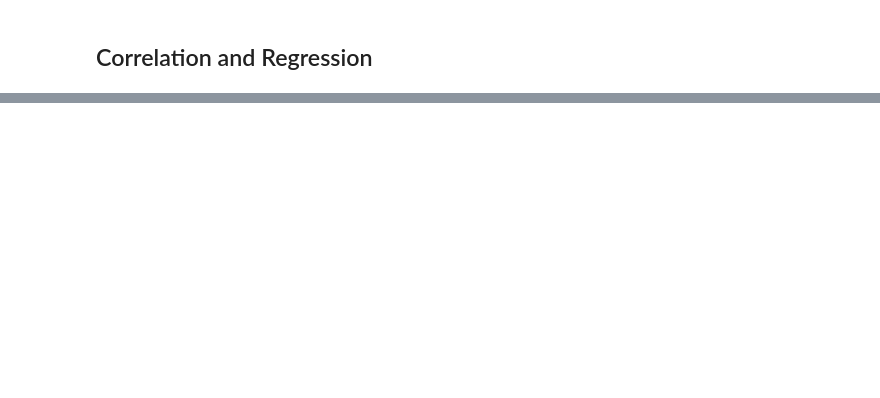
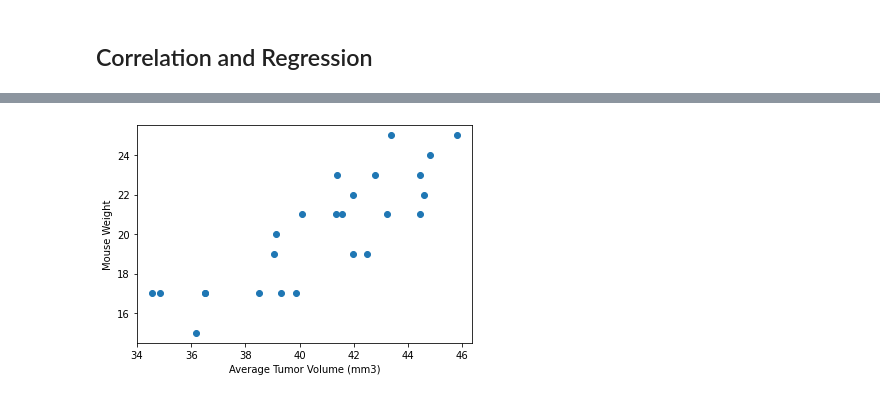
Before and after one commit to tarapolli/Matplotlib-challenge, a Jupyter notebook: pymaceuticals_starter.ipynb, the cells around one changed output, grey strips where cells are left out. Cells and saved outputs as stored; diff of their text form; code cells hidden in the pictures; blank space fills up the shorter version.

```diff
--- a/pymaceuticals_starter.ipynb
+++ b/pymaceuticals_starter.ipynb
@@ -590,0 +521,11 @@ ValueError: x and y must be the same size
+# %%
+# capomulin = combined_df.loc[combined_df['Drug Regimen'] == "Capomulin",:]
+# Add the linear regression equation and line to plot
+x_values = ave_tumor_vol
+y_values = mouse_wt
+plt.scatter(x_values,y_values)
+plt.xlabel('Average Tumor Volume (mm3)')
+plt.ylabel('Mouse Weight')
+plt.show()
+# %% [output]
+[figure, added]
```
Also changed, not shown: parts of 19 cells of this notebook.
